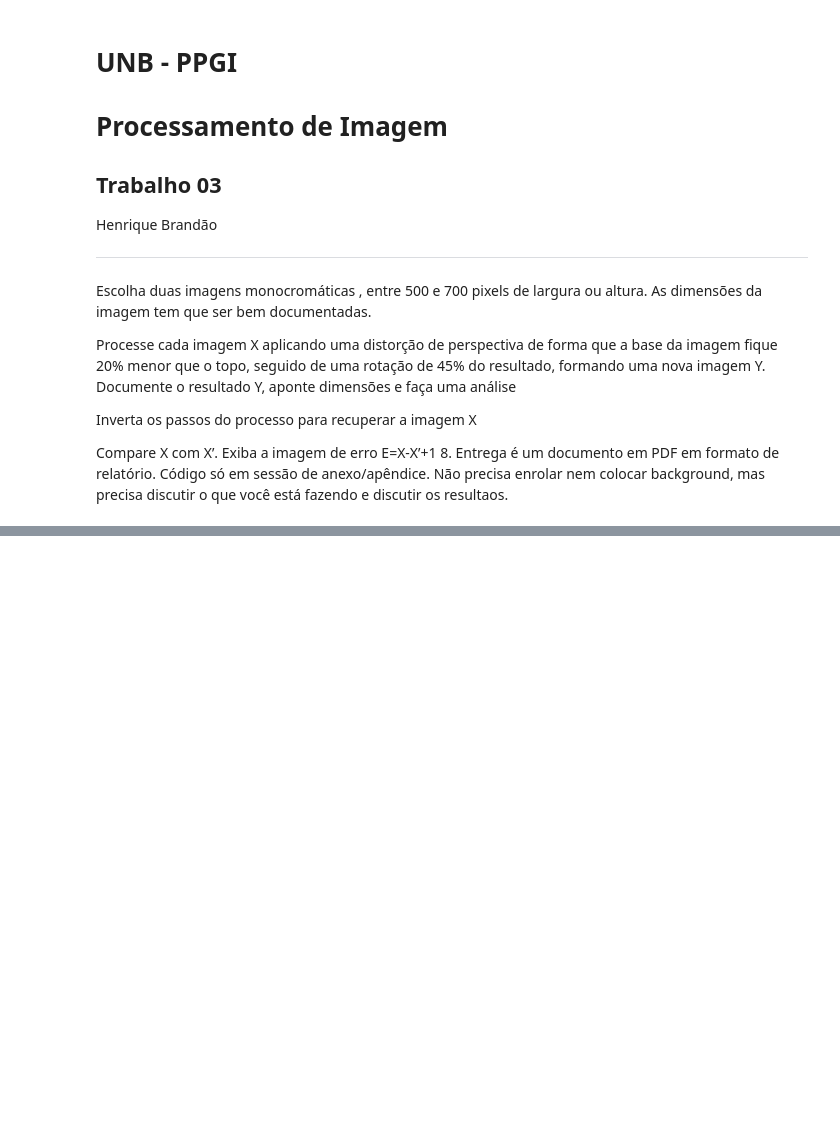
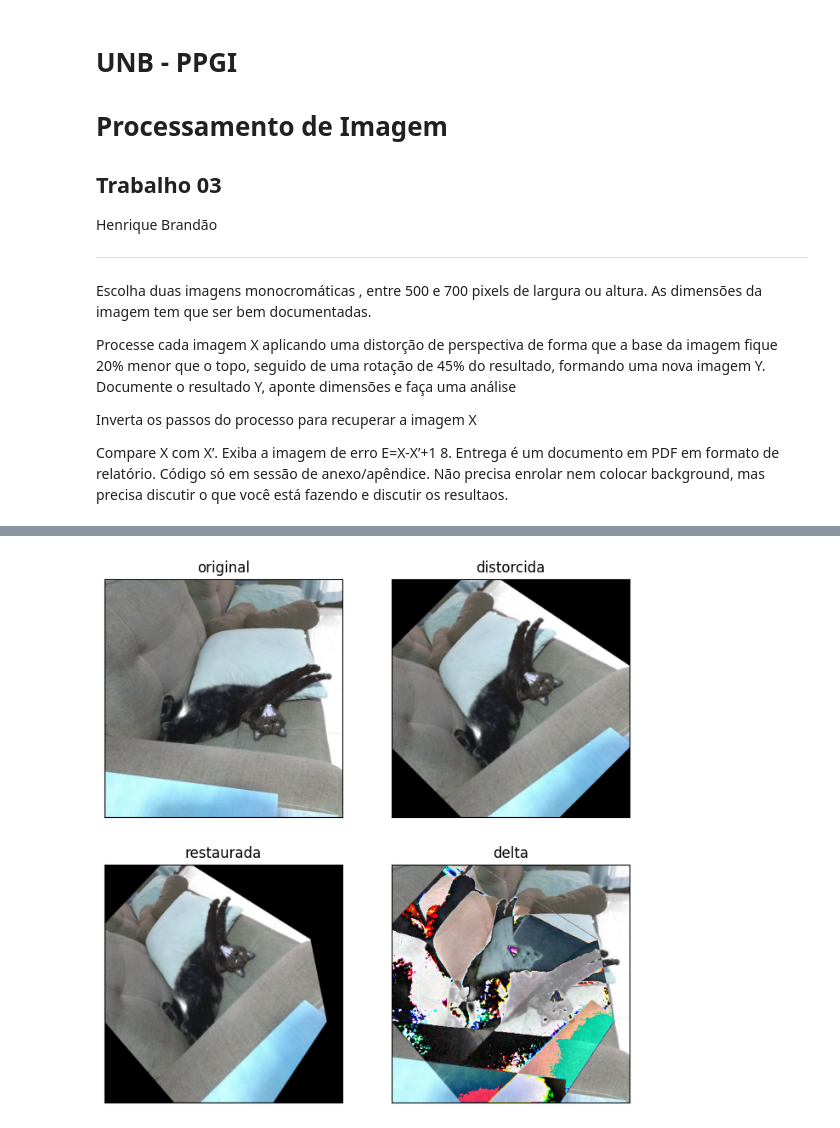
Before and after one commit to htbrandao/ppgi-proc-img, a Jupyter notebook: trab03/trab03.ipynb, the cells around one changed output, grey strips where cells are left out. Drawn from its saved outputs; the diff is of its cells as text; code cells hidden in the pictures; blank space fills up the shorter version.

```diff
--- a/trab03/trab03.ipynb
+++ b/trab03/trab03.ipynb
@@ -18,0 +115,33 @@ Entrega é um documento em PDF em formato de relatório. Código só em sessão
+# %%
+x1r, x2r = restaura(y1), restaura(y2)
+# %%
+plt.figure(figsize=(8,8))
+
+plt.subplot(2,2,1)
+plt.title('original')
+plt.imshow(x1)
+plt.xticks([])
+plt.yticks([])
+
+plt.subplot(2,2,2)
+plt.title('distorcida')
+plt.imshow(y1)
+plt.xticks([])
+plt.yticks([])
+
+plt.subplot(2,2,3)
+plt.title('restaurada')
+plt.imshow(x1r)
+plt.xticks([])
+plt.yticks([])
+
+plt.subplot(2,2,4)
+plt.title('delta')
+plt.imshow(x1 - x1r)
+plt.xticks([])
+plt.yticks([])
+
+
+plt.show()
+# %% [output]
+[figure, added]
```
Also changed, not shown: parts of 9 cells of this notebook.
